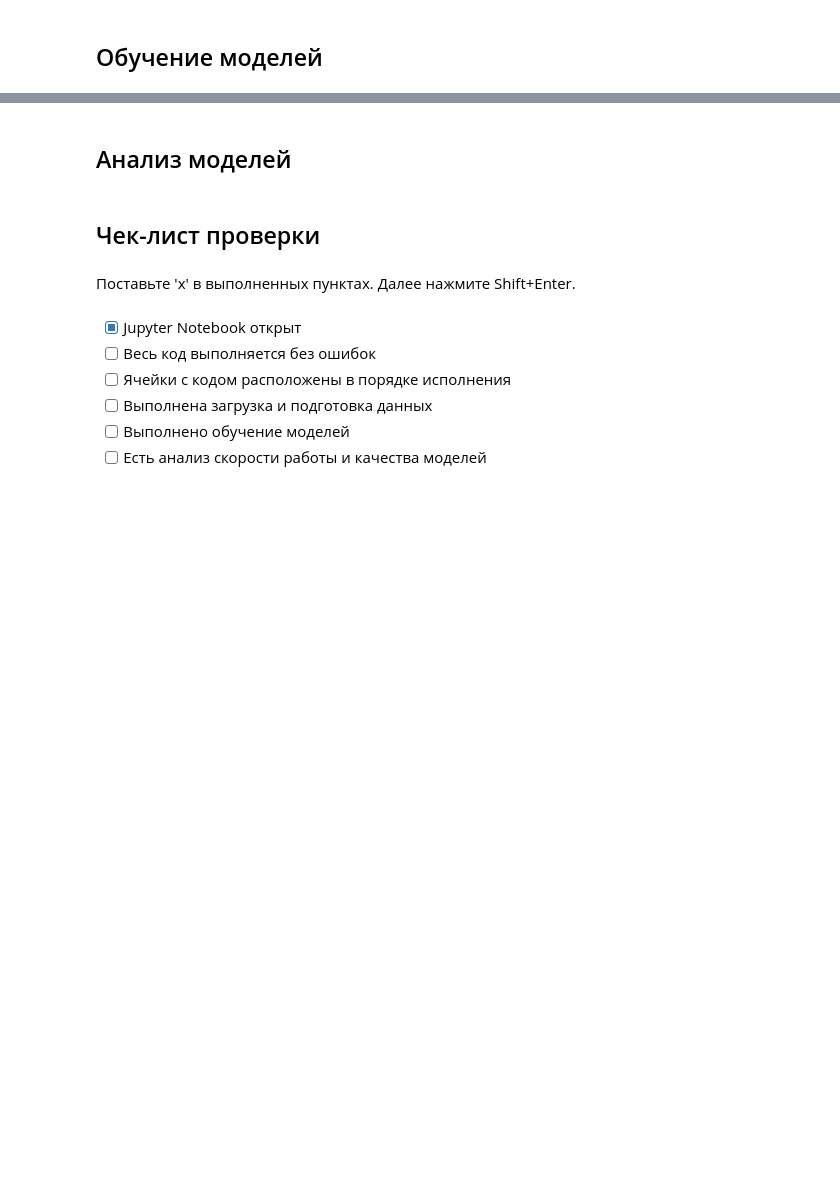
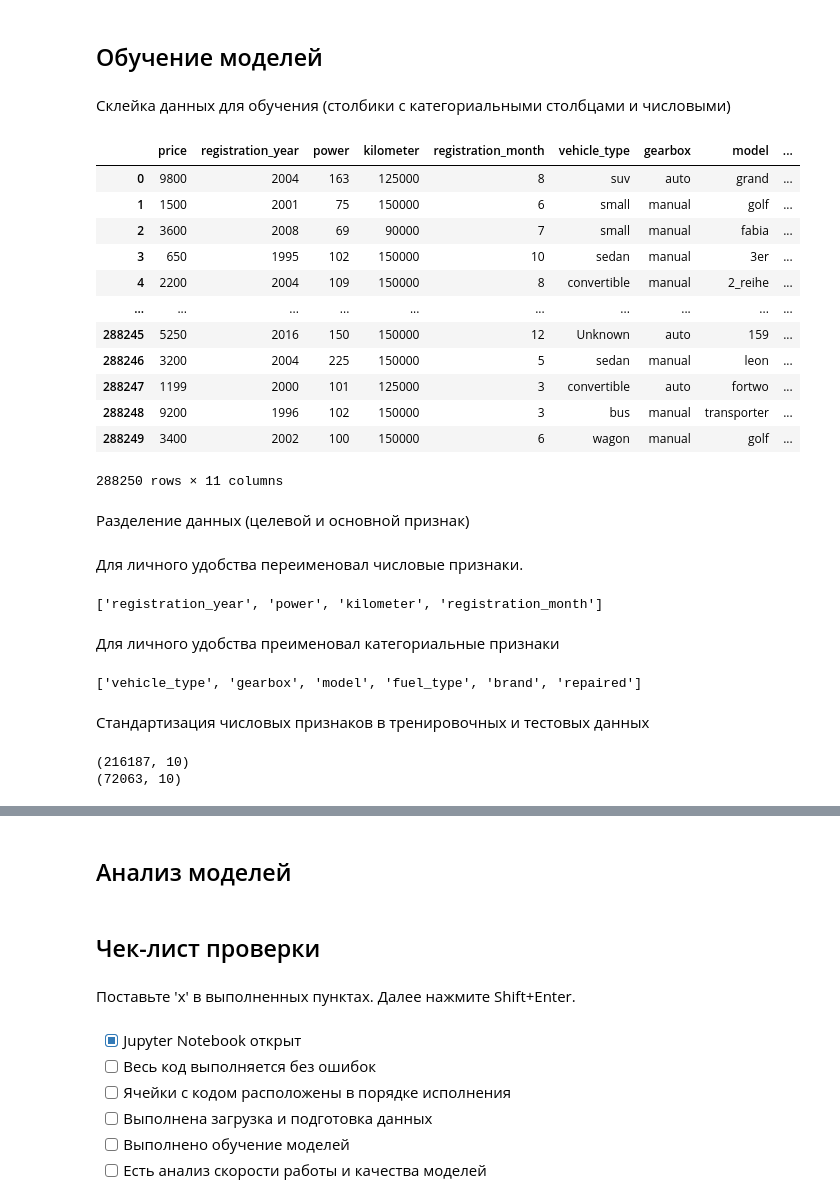
Before and after one commit to butuzovzeleboba/Determining-the-cost-of-cars, a Jupyter notebook: Determining the cost of cars.ipynb, the cells around one changed output, grey strips where cells are left out. Drawn from its saved outputs; the diff is of its cells as text; code cells hidden in the pictures; blank space fills up the shorter version.

Commit message:
Model training

```diff
--- a/Determining the cost of cars.ipynb
+++ b/Determining the cost of cars.ipynb
@@ -862,2 +889,25 @@ for col in num_columns:
 # %% [markdown]
 ## Обучение моделей
+# %% [markdown]
+Склейка данных для обучения (столбики с категориальными столбцами и числовыми)
+# %%
+combined_columns = num_columns + str_columns
+data_find=data[combined_columns]
+data_find=data_find.reset_index(drop=True)
+data_find
+# %% [output]
+|  | price | registration_year | power | kilometer | registration_month | vehicle_type | gearbox | model | ... |
+| 0 | 9800 | 2004 | 163 | 125000 | 8 | suv | auto | grand | ... |
+| 1 | 1500 | 2001 | 75 | 150000 | 6 | small | manual | golf | ... |
+| 2 | 3600 | 2008 | 69 | 90000 | 7 | small | manual | fabia | ... |
+| 3 | 650 | 1995 | 102 | 150000 | 10 | sedan | manual | 3er | ... |
+| 4 | 2200 | 2004 | 109 | 150000 | 8 | convertible | manual | 2_reihe | ... |
+| ... | ... | ... | ... | ... | ... | ... | ... | ... | ... |
+| 288245 | 5250 | 2016 | 150 | 150000 | 12 | Unknown | auto | 159 | ... |
+| 288246 | 3200 | 2004 | 225 | 150000 | 5 | sedan | manual | leon | ... |
+| 288247 | 1199 | 2000 | 101 | 125000 | 3 | convertible | auto | fortwo | ... |
+| 288248 | 9200 | 1996 | 102 | 150000 | 3 | bus | manual | transporter | ... |
+| 288249 | 3400 | 2002 | 100 | 150000 | 6 | wagon | manual | golf | ... |
+288250 rows × 11 columns
+# %% [markdown]
+Разделение данных (целевой и основной признак)
@@ -863,0 +917,2 @@ for col in num_columns:
+# %% [markdown]
+Для личного удобства переименовал числовые признаки.
@@ -863,0 +922,22 @@ for col in num_columns:
+# %%
+num_columns_ml
+# %% [output]
+['registration_year', 'power', 'kilometer', 'registration_month']
+# %% [markdown]
+Для личного удобства преименовал категориальные признаки
+# %%
+str_columns_ml=str_columns
+str_columns_ml
+# %% [output]
+['vehicle_type', 'gearbox', 'model', 'fuel_type', 'brand', 'repaired']
+# %% [markdown]
+Стандартизация числовых признаков в тренировочных и тестовых данных
+# %%
+scaler=StandardScaler()
+scaler.fit(features_ord[num_columns_ml])
+
+train_features[num_columns_ml]=scaler.transform(train_features[num_columns_ml])
+test_features[num_columns_ml]=scaler.transform(test_features[num_columns_ml])
+# %% [output]
+(216187, 10)
+(72063, 10)
```
Also changed, not shown: parts of 21 cells of this notebook.
